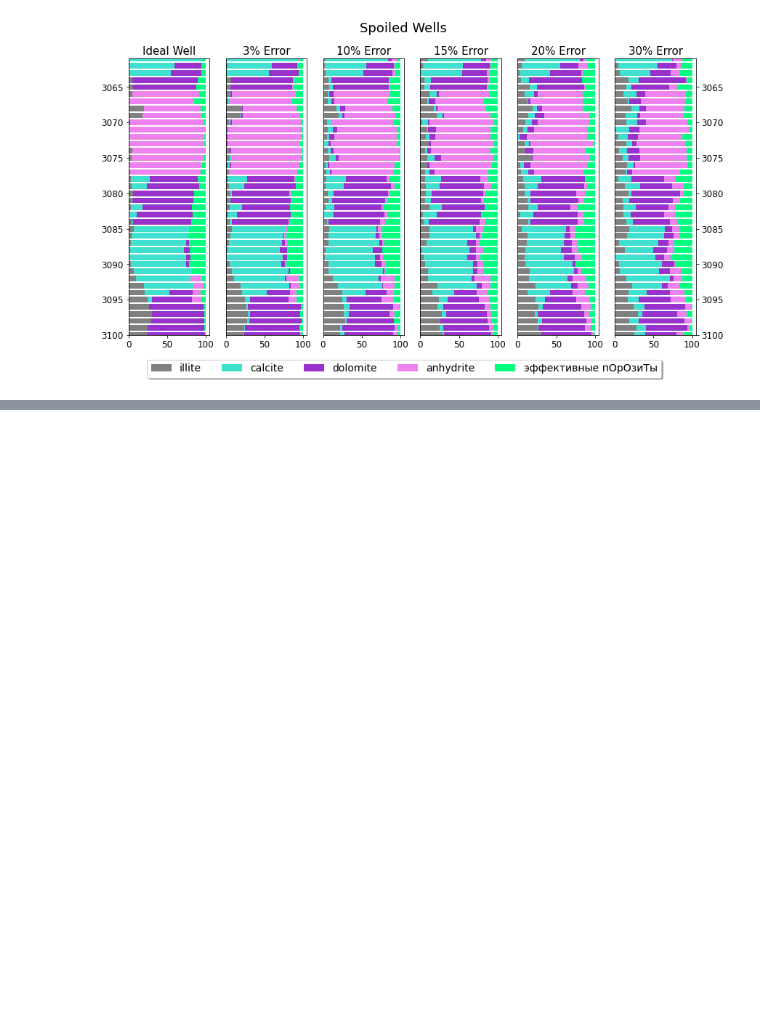
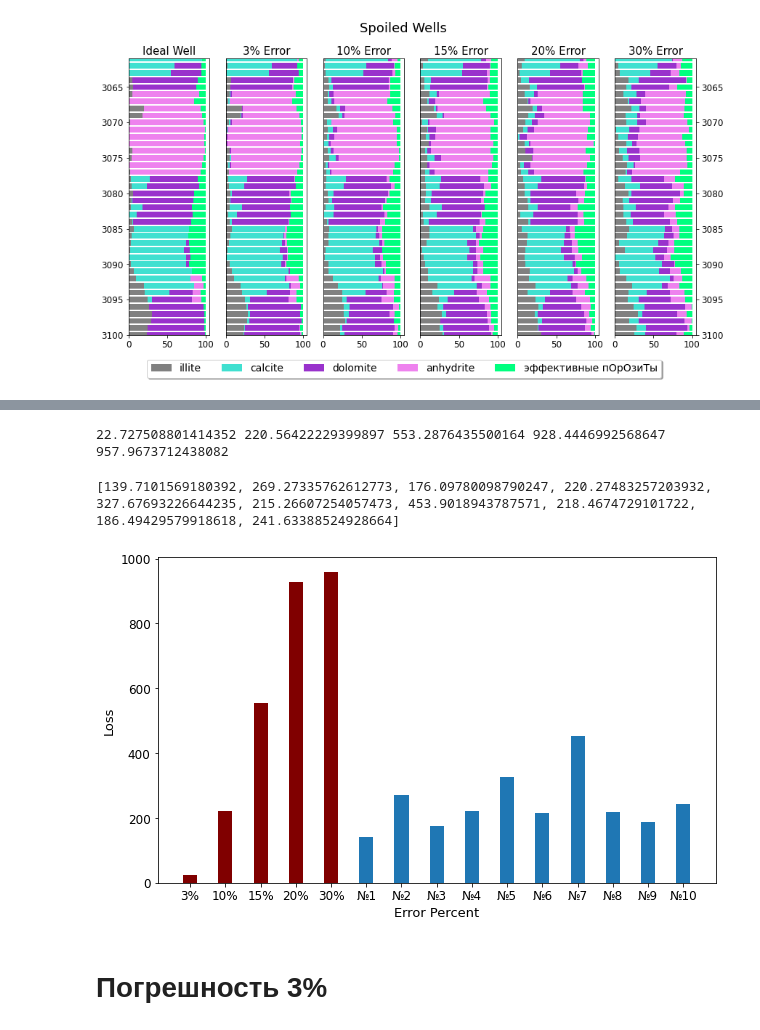
Before and after one commit to vdvorian/gradientDescent, a Jupyter notebook: artificial_well.ipynb, the cells around one changed output, grey strips where cells are left out. Cells and saved outputs as stored; diff of their text form; code cells hidden in the pictures; blank space fills up the shorter version.

```diff
--- a/artificial_well.ipynb
+++ b/artificial_well.ipynb
@@ -1447,0 +1603,37 @@ draw_filtered_porosity(depth, spline_0, spline_3, spline_10, spline_15, spline_2
+# %%
+loss_3 = get_loss(spline_0, spline_3)
+loss_10 = get_loss(spline_0, spline_10)
+loss_15 = get_loss(spline_0, spline_15)
+loss_20 = get_loss(spline_0, spline_20)
+loss_30 = get_loss(spline_0, spline_30)
+# %%
+print(loss_3, loss_10, loss_15, loss_20, loss_30)
+# %% [output]
+22.727508801414352 220.56422229399897 553.2876435500164 928.4446992568647 957.9673712438082
+# %%
+error_10_losses = []
+for i in range(len(error_10_filtered)):
+    error_10_losses.append(get_loss(spline_0, error_10_filtered[i]))
+# %%
+print(error_10_losses)
+# %% [output]
+[139.7101569180392, 269.27335762612773, 176.09780098790247, 220.27483257203932, 327.67693226644235, 215.26607254057473, 453.9018943787571, 218.4674729101722, 186.49429579918618, 241.63388524928664]
+# %%
+errors_all = ['3%', '10%', '15%', '20%', '30%']
+errors_10 = ['№1', '№2', '№3', '№4', '№5', '№6', '№7', '№8', '№9', '№10']
+# %%
+def draw_final_bar_plot(errors_all, errors_10, loss_3, loss_10, loss_15, loss_20, loss_30, error_10_losses):
+
+    plt.figure(figsize = (10, 6))
+
+    plt.bar(errors_all, [loss_3, loss_10, loss_15, loss_20, loss_30], color ='maroon', width = 0.4)
+    plt.bar(errors_10, error_10_losses, width = 0.4)
+
+    plt.xlabel("Error Percent", fontsize = 13)
+    plt.ylabel("Loss", fontsize = 13)
+# %%
+draw_final_bar_plot(errors_all, errors_10, loss_3, loss_10, loss_15, loss_20, loss_30, error_10_losses)
+# %% [output]
+[figure, added]
+# %% [markdown]
+# Погрешность 3%
```
Also changed, not shown: parts of 71 cells of this notebook.
